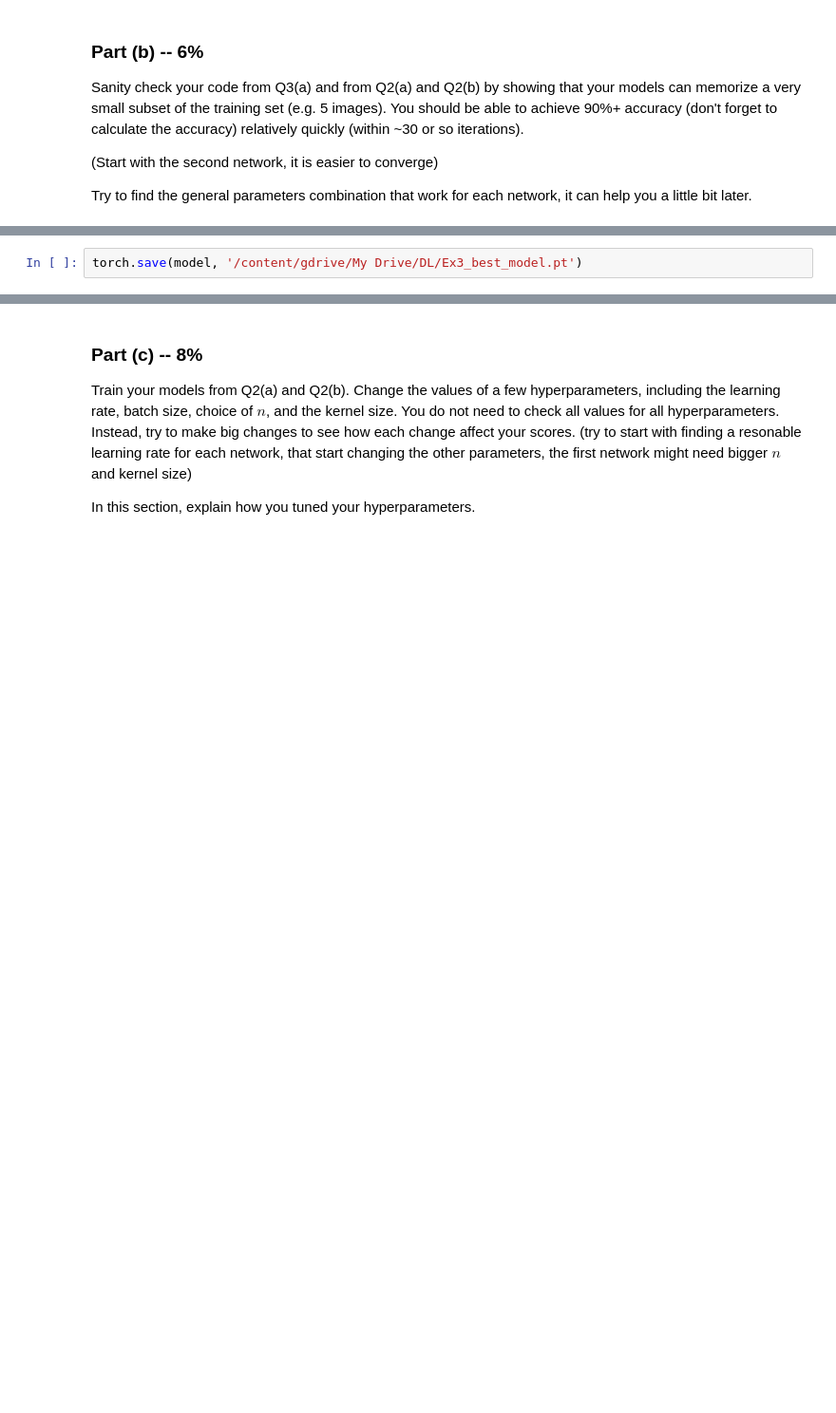
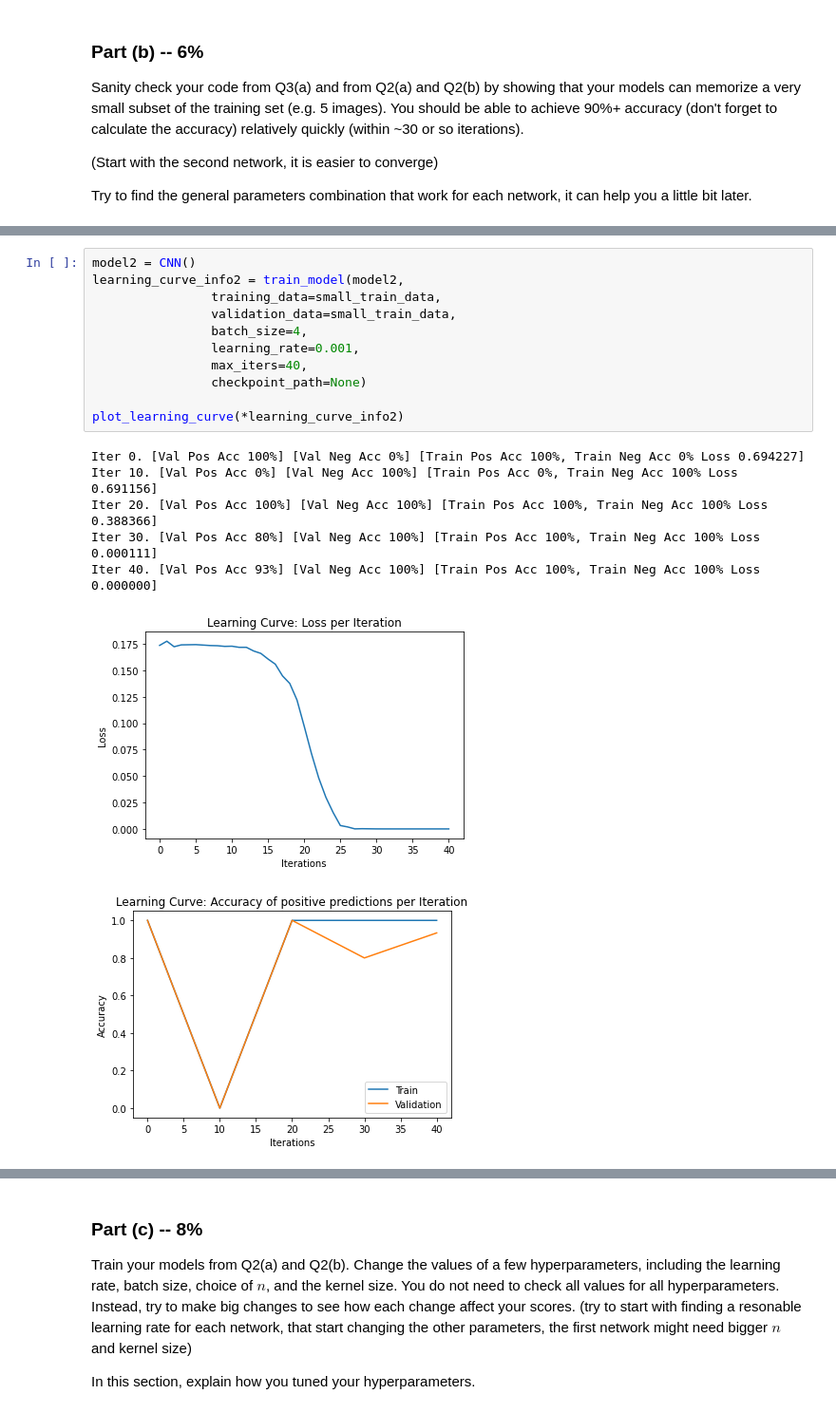
Before and after one commit to Yotamsil/DeepLearningEx3, a Jupyter notebook: Assignment3_ipynb.ipynb, the cells around one changed output, grey strips where cells are left out. Shown: that part at 95% size. Saved outputs shown, nothing was run; the diff lists cells and outputs as text; blank space fills up the shorter version.

```diff
--- a/Assignment3_ipynb.ipynb
+++ b/Assignment3_ipynb.ipynb
@@ -597,2 +631,19 @@ Iter 30. [Val Pos Acc 33%] [Val Neg Acc 87%] [Train Pos Acc 33%, Train Neg Acc 8
-# %%
-torch.save(model, '/content/gdrive/My Drive/DL/Ex3_best_model.pt')
+# %%
+model2 = CNN()
+learning_curve_info2 = train_model(model2,
+                training_data=small_train_data,
+                validation_data=small_train_data,
+                batch_size=4,
+                learning_rate=0.001,
+                max_iters=40,
+                checkpoint_path=None)
+
+plot_learning_curve(*learning_curve_info2)
+# %% [output]
+Iter 0. [Val Pos Acc 100%] [Val Neg Acc 0%] [Train Pos Acc 100%, Train Neg Acc 0% Loss 0.694227]
+Iter 10. [Val Pos Acc 0%] [Val Neg Acc 100%] [Train Pos Acc 0%, Train Neg Acc 100% Loss 0.691156]
+Iter 20. [Val Pos Acc 100%] [Val Neg Acc 100%] [Train Pos Acc 100%, Train Neg Acc 100% Loss 0.388366]
+Iter 30. [Val Pos Acc 80%] [Val Neg Acc 100%] [Train Pos Acc 100%, Train Neg Acc 100% Loss 0.000111]
+Iter 40. [Val Pos Acc 93%] [Val Neg Acc 100%] [Train Pos Acc 100%, Train Neg Acc 100% Loss 0.000000]
+[figure, added]
+[figure, added]
```
Also changed, not shown: parts of 10 cells of this notebook.
